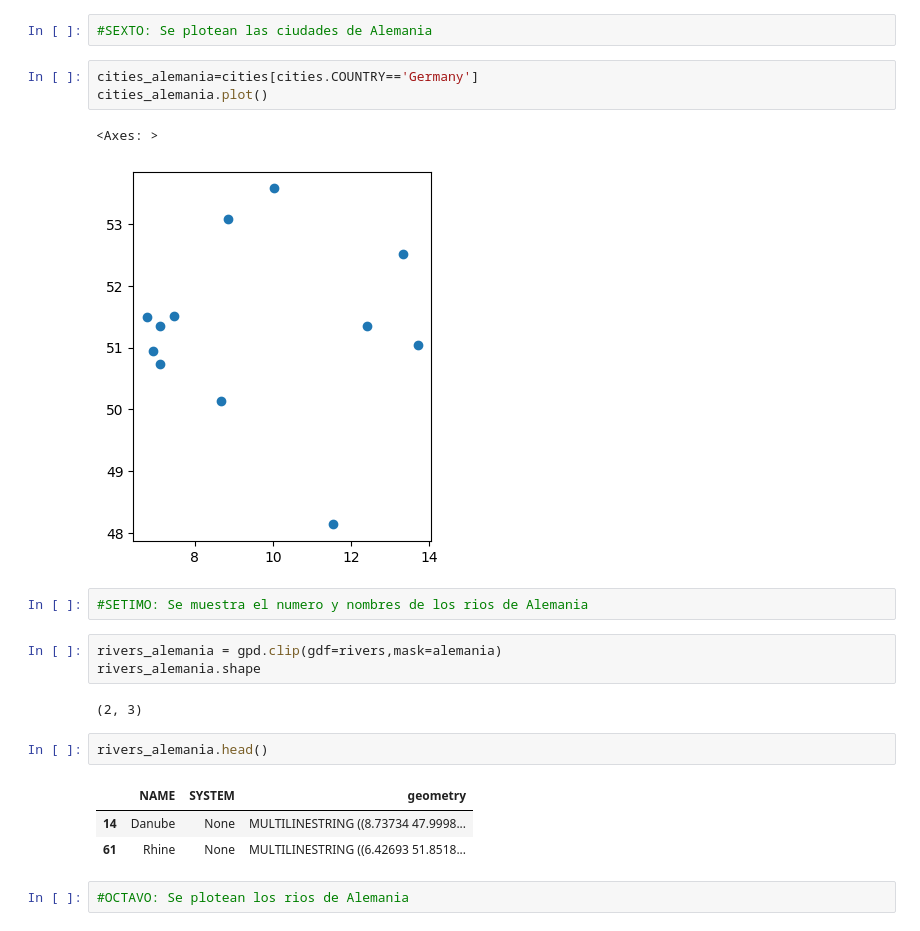
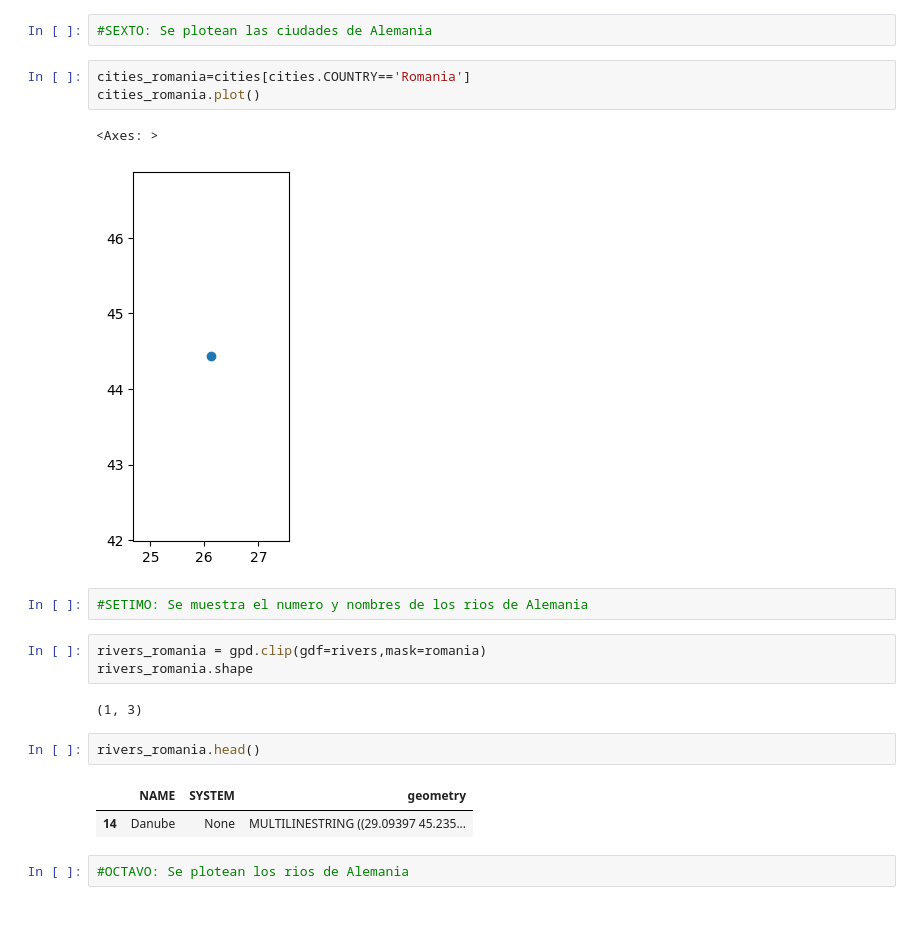
Before and after one commit to Clases-y-Evaluaciones-DelaCruz-Diana/cambiandopais, a Jupyter notebook: index.ipynb, the cells around one changed output. Cells and saved outputs as stored; diff of their text form.

```diff
--- a/index.ipynb
+++ b/index.ipynb
@@ -65,24 +61,23 @@ cities_alemania.head()
 # %%
 #SEXTO: Se plotean las ciudades de Alemania
 # %%
-cities_alemania=cities[cities.COUNTRY=='Germany']
-cities_alemania.plot()
+cities_romania=cities[cities.COUNTRY=='Romania']
+cities_romania.plot()
 # %% [output]
 <Axes: >
-[figure, old version]
+[figure, new version]
 # %%
 #SETIMO: Se muestra el numero y nombres de los rios de Alemania
 # %%
-rivers_alemania = gpd.clip(gdf=rivers,mask=alemania)
-rivers_alemania.shape
+rivers_romania = gpd.clip(gdf=rivers,mask=romania)
+rivers_romania.shape
 # %% [output]
-(2, 3)
+(1, 3)
 # %%
-rivers_alemania.head()
+rivers_romania.head()
 # %% [output]
 |  | NAME | SYSTEM | geometry |
-| 14 | Danube | None | MULTILINESTRING ((8.73734 47.9998... |
-| 61 | Rhine | None | MULTILINESTRING ((6.42693 51.8518... |
+| 14 | Danube | None | MULTILINESTRING ((29.09397 45.235... |
 # %%
 #OCTAVO: Se plotean los rios de Alemania
 # %%
```
Also changed, not shown: parts of 23 cells of this notebook, 1 other file.
